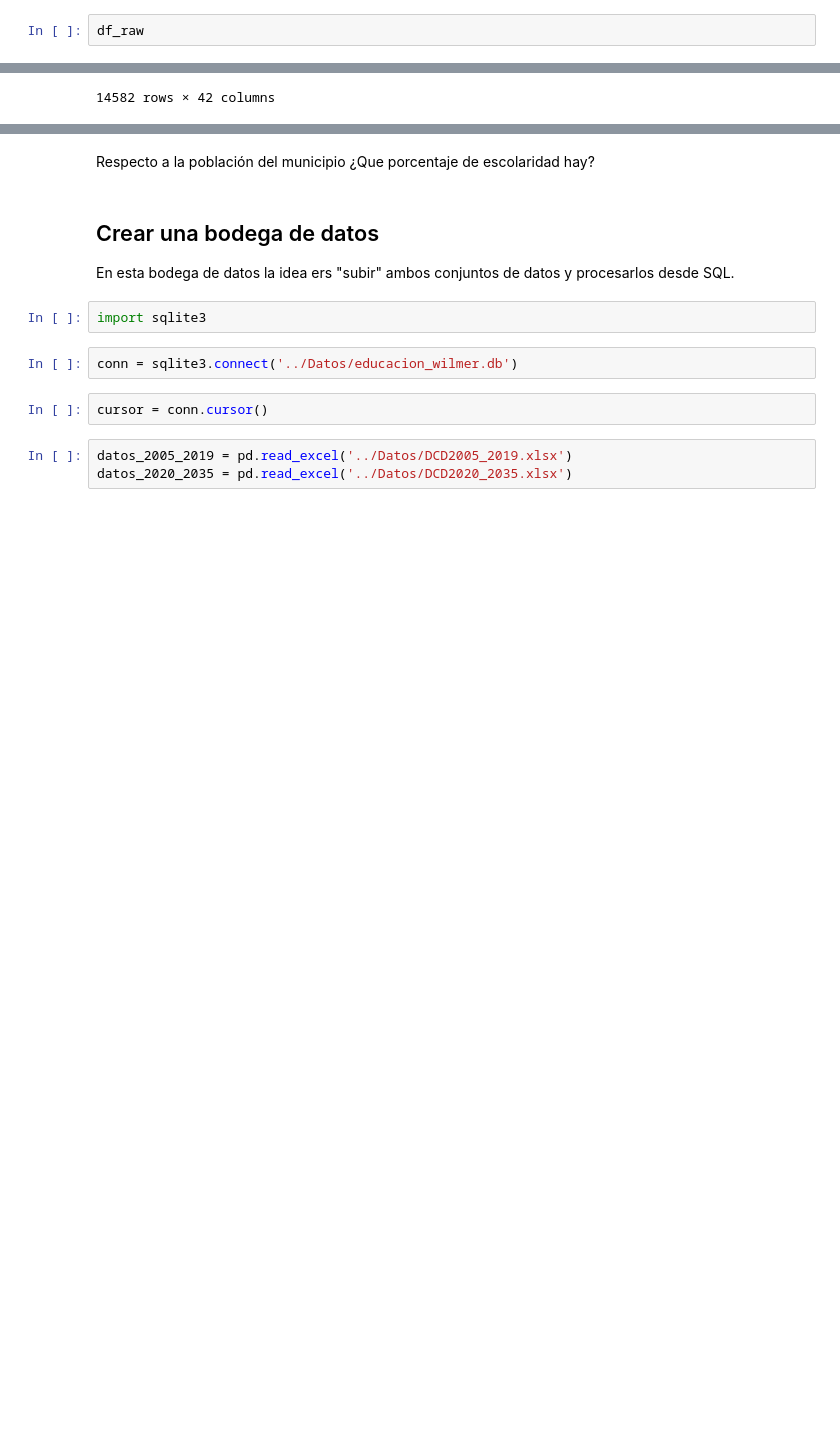
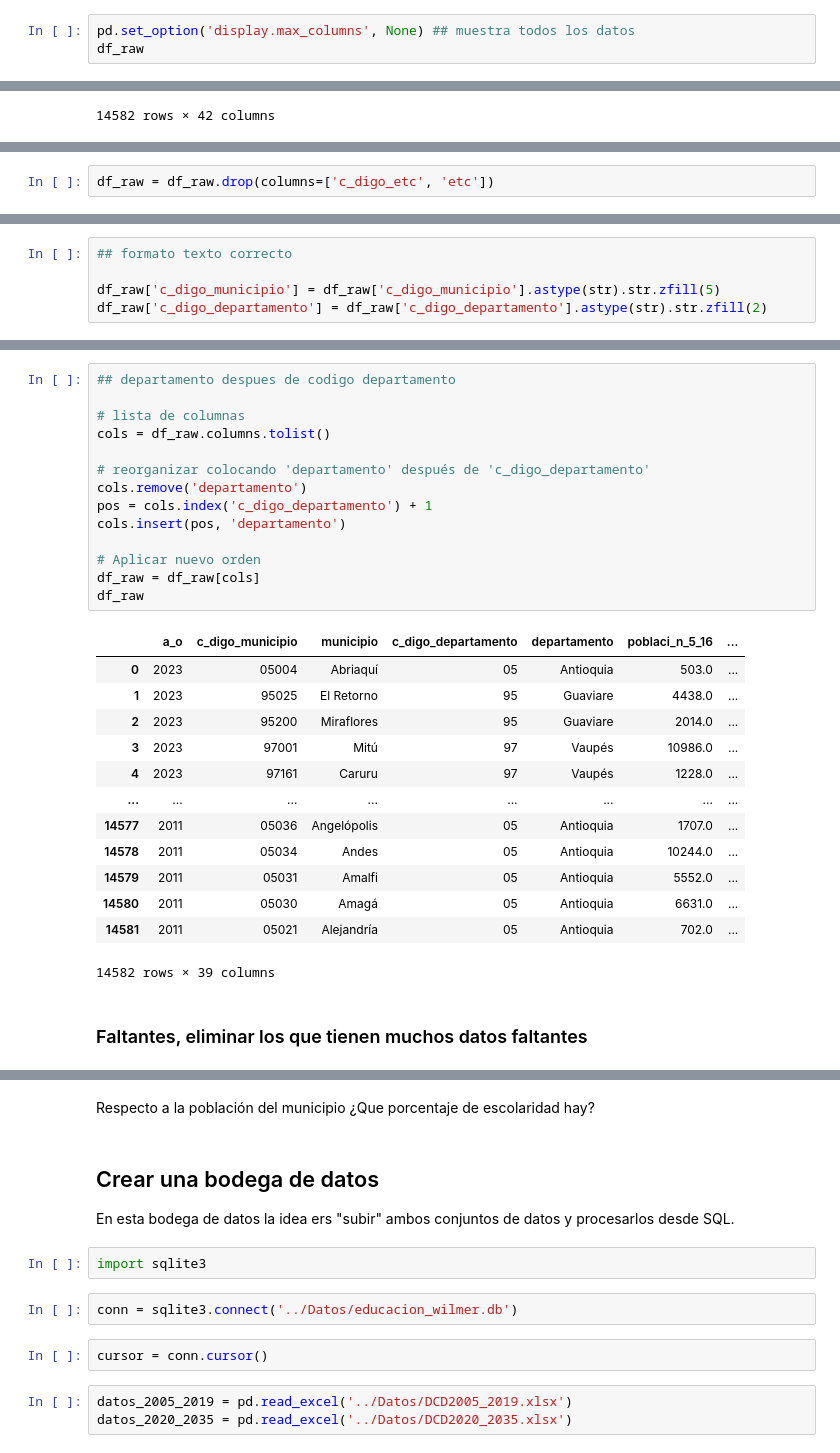
Before and after one commit to Lauvo48/clase1, a Jupyter notebook: Código/Clase_Wilmer.ipynb, the cells around one changed output, grey strips where cells are left out. Cells and saved outputs as stored; diff of their text form; blank space fills up the shorter version.

```diff
--- a/Código/Clase_Wilmer.ipynb
+++ b/Código/Clase_Wilmer.ipynb
@@ -423,6 +423,7 @@ def ajuste_cod_mpio(codigo):
 # %%
 df_raw['c_digo_municipio'] = df_raw['c_digo_municipio'].apply(ajuste_cod_mpio)
 # %%
+pd.set_option('display.max_columns', None) ## muestra todos los datos
 df_raw
 # %% [output]
 |  | a_o | c_digo_municipio | municipio | c_digo_departamento | c_digo_etc | etc | poblaci_n_5_16 | ... |
@@ -440,0 +444,2 @@ df_raw
+# %%
+df_raw = df_raw.drop(columns=['c_digo_etc', 'etc'])
@@ -440,0 +493,5 @@ df_raw
+# %%
+## formato texto correcto
+
+df_raw['c_digo_municipio'] = df_raw['c_digo_municipio'].astype(str).str.zfill(5)
+df_raw['c_digo_departamento'] = df_raw['c_digo_departamento'].astype(str).str.zfill(2)
@@ -440,0 +518,30 @@ df_raw
+# %%
+## departamento despues de codigo departamento
+
+# lista de columnas
+cols = df_raw.columns.tolist()
+
+# reorganizar colocando 'departamento' después de 'c_digo_departamento'
+cols.remove('departamento')
+pos = cols.index('c_digo_departamento') + 1
+cols.insert(pos, 'departamento')
+
+# Aplicar nuevo orden
+df_raw = df_raw[cols]
+df_raw
+# %% [output]
+|  | a_o | c_digo_municipio | municipio | c_digo_departamento | departamento | poblaci_n_5_16 | ... |
+| 0 | 2023 | 05004 | Abriaquí | 05 | Antioquia | 503.0 | ... |
+| 1 | 2023 | 95025 | El Retorno | 95 | Guaviare | 4438.0 | ... |
+| 2 | 2023 | 95200 | Miraflores | 95 | Guaviare | 2014.0 | ... |
+| 3 | 2023 | 97001 | Mitú | 97 | Vaupés | 10986.0 | ... |
+| 4 | 2023 | 97161 | Caruru | 97 | Vaupés | 1228.0 | ... |
+| ... | ... | ... | ... | ... | ... | ... | ... |
+| 14577 | 2011 | 05036 | Angelópolis | 05 | Antioquia | 1707.0 | ... |
+| 14578 | 2011 | 05034 | Andes | 05 | Antioquia | 10244.0 | ... |
+| 14579 | 2011 | 05031 | Amalfi | 05 | Antioquia | 5552.0 | ... |
+| 14580 | 2011 | 05030 | Amagá | 05 | Antioquia | 6631.0 | ... |
+| 14581 | 2011 | 05021 | Alejandría | 05 | Antioquia | 702.0 | ... |
+14582 rows × 39 columns
+# %% [markdown]
+### Faltantes, eliminar los que tienen muchos datos faltantes
```
Also changed, not shown: parts of 72 cells of this notebook, 7 other files.
